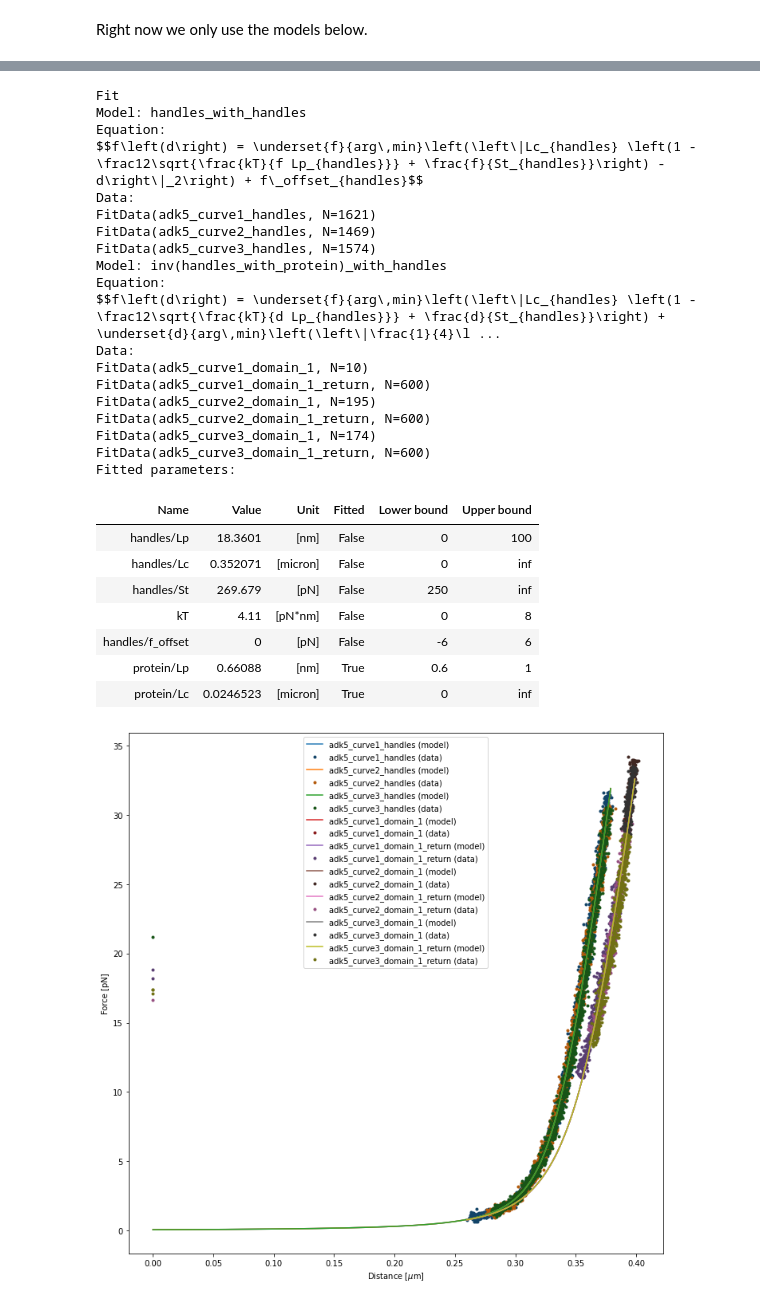
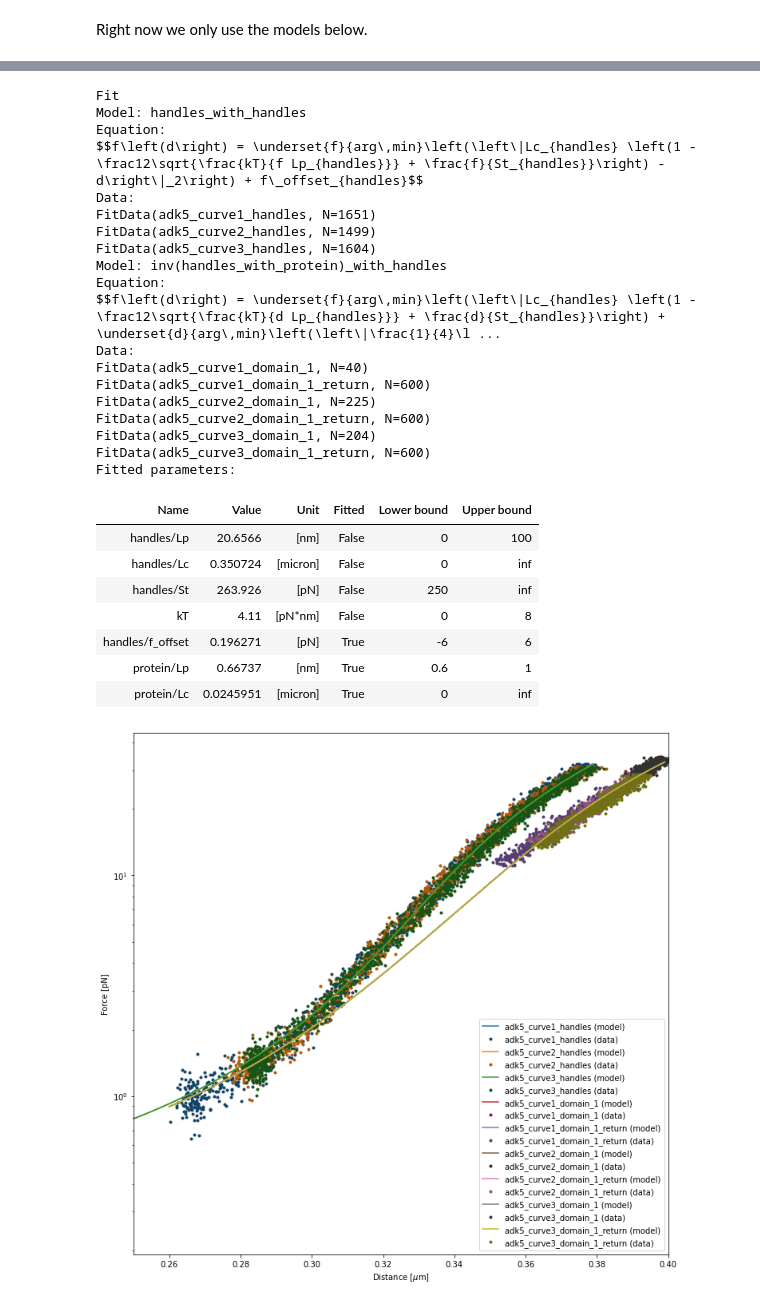
Before and after one commit to kaveeken/tweezers, a Jupyter notebook: CDbook.ipynb, the cells around one changed output, grey strips where cells are left out. Cells and saved outputs as stored; diff of their text form; code cells hidden in the pictures.

```diff
--- a/CDbook.ipynb
+++ b/CDbook.ipynb
@@ -9,7 +9,7 @@ VERBOSE = True  # show plots and other output along the way
 DEBUG = True  # show some specific debugging information
 CONFIG_FILE = ''  # filename of existing config, or empty string if we want to write one to 'estimates.json'
 JOIN_SETS = True  # different fdcurves share the same fit. current notebook breaks if not True
-OFFSET = 25  # number of datapoints to ignore before and after events
+OFFSET = 10  # number of datapoints to ignore before and after events
 FIT_ON_RETURN = [200,600]  # if not empty, describes when after the return point to fit to
 STARTING_FORCE = 0  # data is added to fit from the point where force > STARTING_FORCE
 # %%
@@ -222,36 +225,39 @@ Model: handles_with_handles
 Equation:
 $$f\left(d\right) = \underset{f}{arg\,min}\left(\left\|Lc_{handles} \left(1 - \frac12\sqrt{\frac{kT}{f Lp_{handles}}} + \frac{f}{St_{handles}}\right) - d\right\|_2\right) + f\_offset_{handles}$$
 Data:
-FitData(adk5_curve1_handles, N=1621)
-FitData(adk5_curve2_handles, N=1469)
-FitData(adk5_curve3_handles, N=1574)
+FitData(adk5_curve1_handles, N=1651)
+FitData(adk5_curve2_handles, N=1499)
+FitData(adk5_curve3_handles, N=1604)
 Model: inv(handles_with_protein)_with_handles
 Equation:
 $$f\left(d\right) = \underset{f}{arg\,min}\left(\left\|Lc_{handles} \left(1 - \frac12\sqrt{\frac{kT}{d Lp_{handles}}} + \frac{d}{St_{handles}}\right) + \underset{d}{arg\,min}\left(\left\|\frac{1}{4}\l ...
 Data:
-FitData(adk5_curve1_domain_1, N=10)
+FitData(adk5_curve1_domain_1, N=40)
 FitData(adk5_curve1_domain_1_return, N=600)
-FitData(adk5_curve2_domain_1, N=195)
+FitData(adk5_curve2_domain_1, N=225)
 FitData(adk5_curve2_domain_1_return, N=600)
-FitData(adk5_curve3_domain_1, N=174)
+FitData(adk5_curve3_domain_1, N=204)
 FitData(adk5_curve3_domain_1_return, N=600)
 Fitted parameters:
 | Name | Value | Unit | Fitted | Lower bound | Upper bound |
-| handles/Lp | 18.3601 | [nm] | False | 0 | 100 |
-| handles/Lc | 0.352071 | [micron] | False | 0 | inf |
-| handles/St | 269.679 | [pN] | False | 250 | inf |
+| handles/Lp | 20.6566 | [nm] | False | 0 | 100 |
+| handles/Lc | 0.350724 | [micron] | False | 0 | inf |
+| handles/St | 263.926 | [pN] | False | 250 | inf |
 | kT | 4.11 | [pN*nm] | False | 0 | 8 |
-| handles/f_offset | 0 | [pN] | False | -6 | 6 |
-| protein/Lp | 0.66088 | [nm] | True | 0.6 | 1 |
-| protein/Lc | 0.0246523 | [micron] | True | 0 | inf |
+| handles/f_offset | 0.196271 | [pN] | True | -6 | 6 |
+| protein/Lp | 0.66737 | [nm] | True | 0.6 | 1 |
+| protein/Lc | 0.0245951 | [micron] | True | 0 | inf |
 # %%
 plt.figure(figsize=(12,12))
 fit[handles_model].plot(independent=np.arange(0,0.38,0.001))
 fit[compmodels[0]].plot(independent=np.arange(.26, .4, .001))
 plt.ylabel('Force [pN]')
 plt.xlabel('Distance [$\mu$m]')
 plt.savefig("fits.png")
+plt.yscale('log')
+plt.xlim(0.25,0.4)
 plt.show()
+
 plt.close()
 # %% [output]
-[figure, old version]
+[figure, new version]
```
Also changed, not shown: parts of 6 cells of this notebook, 2 other files.
